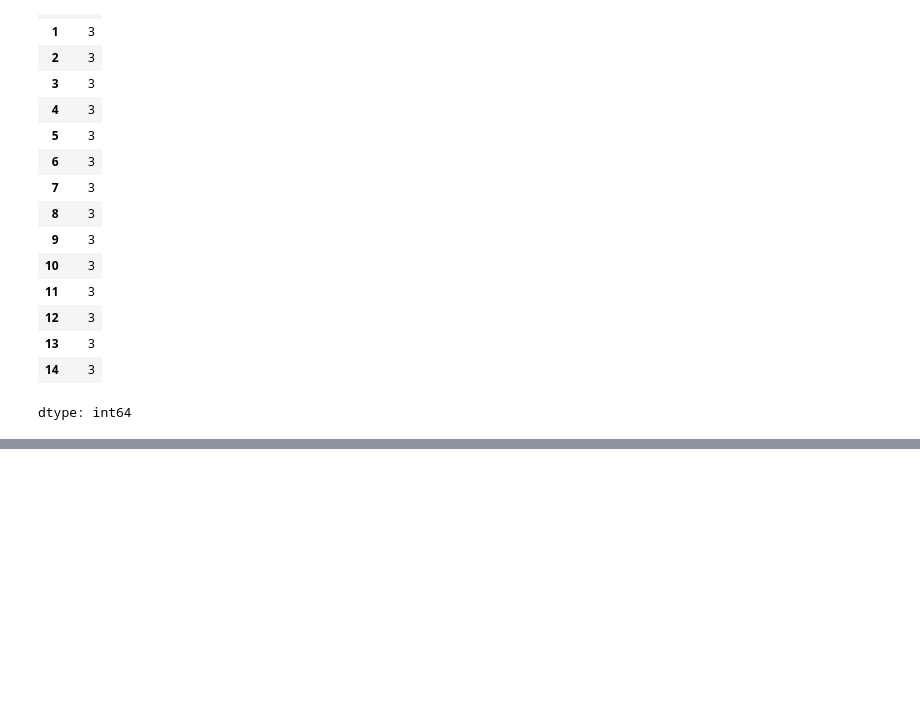
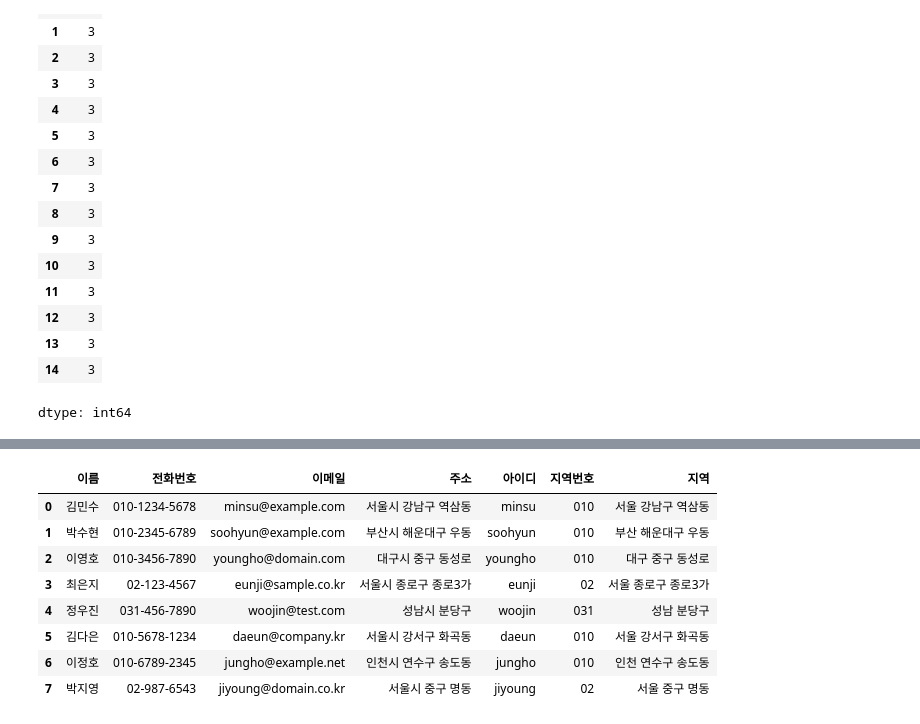
Before and after one commit to nowoclock/PM_data, a Jupyter notebook: PM_StringData_1220.ipynb, the cells around one changed output, grey strips where cells are left out. Saved outputs shown, nothing was run; the diff lists cells and outputs as text; code cells hidden in the pictures; blank space fills up the shorter version.

```diff
--- a/PM_StringData_1220.ipynb
+++ b/PM_StringData_1220.ipynb
@@ -281,0 +329,17 @@ dtype: int64
+# %%
+df['지역번호'] = df['전화번호'].str.split('-').str[0]
+# %%
+df['아이디'] = df['이메일'].str.split('@').str[0]
+# %%
+df['지역'] = df['주소'].str.replace('시', '')
+df
+# %% [output]
+|  | 이름 | 전화번호 | 이메일 | 주소 | 아이디 | 지역번호 | 지역 |
+| 0 | 김민수 | 010-1234-5678 | minsu@example.com | 서울시 강남구 역삼동 | minsu | 010 | 서울 강남구 역삼동 |
+| 1 | 박수현 | 010-2345-6789 | soohyun@example.com | 부산시 해운대구 우동 | soohyun | 010 | 부산 해운대구 우동 |
+| 2 | 이영호 | 010-3456-7890 | youngho@domain.com | 대구시 중구 동성로 | youngho | 010 | 대구 중구 동성로 |
+| 3 | 최은지 | 02-123-4567 | eunji@sample.co.kr | 서울시 종로구 종로3가 | eunji | 02 | 서울 종로구 종로3가 |
+| 4 | 정우진 | 031-456-7890 | woojin@test.com | 성남시 분당구 | woojin | 031 | 성남 분당구 |
+| 5 | 김다은 | 010-5678-1234 | daeun@company.kr | 서울시 강서구 화곡동 | daeun | 010 | 서울 강서구 화곡동 |
+| 6 | 이정호 | 010-6789-2345 | jungho@example.net | 인천시 연수구 송도동 | jungho | 010 | 인천 연수구 송도동 |
+| 7 | 박지영 | 02-987-6543 | jiyoung@domain.co.kr | 서울시 중구 명동 | jiyoung | 02 | 서울 중구 명동 |
```
Also changed, not shown: parts of 3 cells of this notebook.
